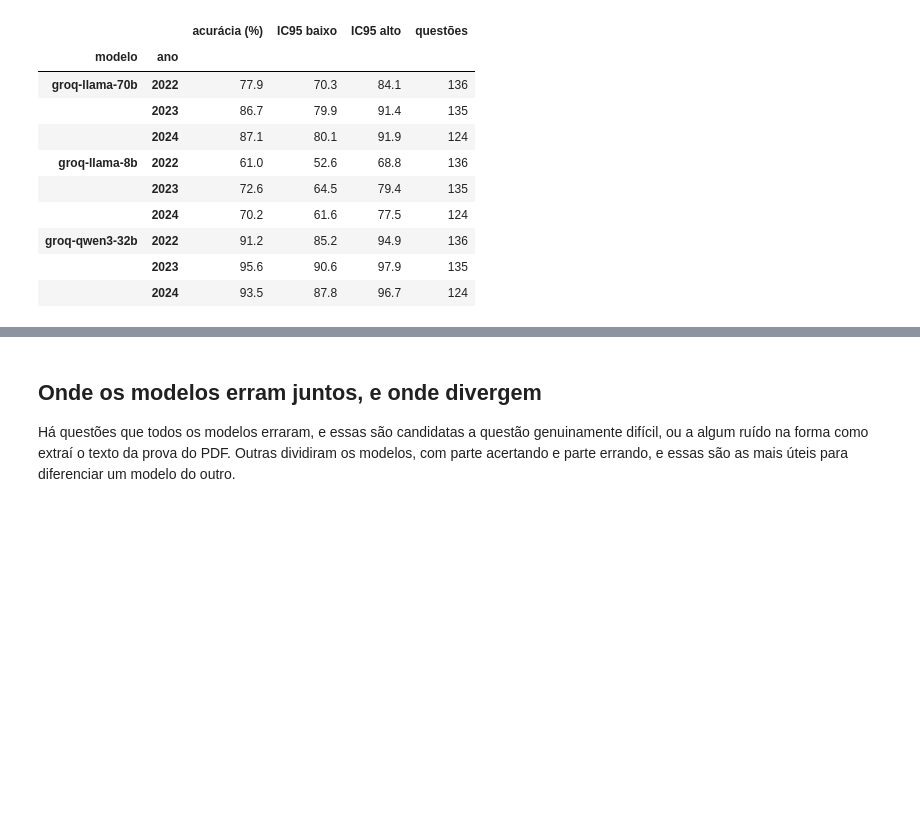
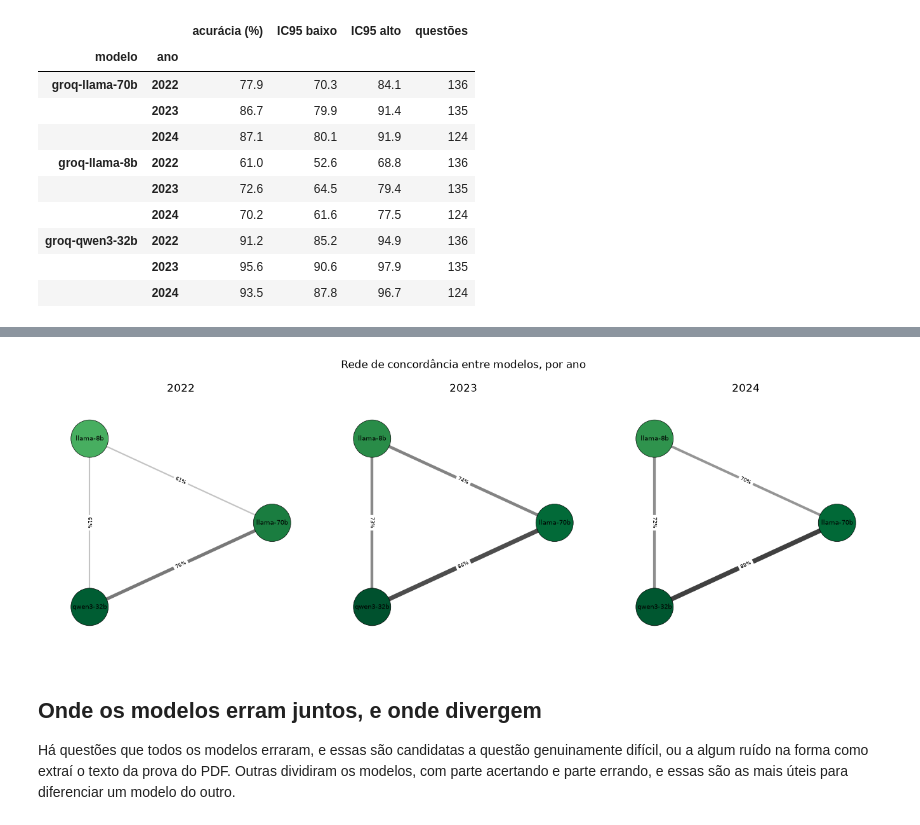
Before and after one commit to LucasSpinola/enem-llm-benchmark, a Jupyter notebook: notebooks/analise.ipynb, the cells around one changed output, grey strips where cells are left out. Cells and saved outputs as stored; diff of their text form; code cells hidden in the pictures; blank space fills up the shorter version.

```diff
--- a/notebooks/analise.ipynb
+++ b/notebooks/analise.ipynb
@@ -271,3 +275,61 @@ por_ano.set_index(["modelo", "ano"])
+# %%
+anos_multi = sorted(multi["ano"].unique())
+modelos_multi = sorted(multi["modelo"].unique())
+base = nx.Graph()
+base.add_nodes_from(modelos_multi)
+pos_multi = nx.circular_layout(base)
+nomes_multi = {m: m.replace("groq-", "") for m in modelos_multi}
+
+fig, eixos = plt.subplots(1, len(anos_multi), figsize=(4.5 * len(anos_multi), 4.8))
+for eixo, ano in zip(eixos, anos_multi, strict=True):
+    bloco = multi[multi["ano"] == ano]
+    resp = {
+        m: dict(zip(g["questao_id"], g["alternativa"], strict=True))
+        for m, g in bloco.groupby("modelo")
+    }
+    acc_ano = bloco.groupby("modelo")["acertou"].mean().mul(100)
+    grafo_ano = nx.Graph()
+    grafo_ano.add_nodes_from(modelos_multi)
+    for a in modelos_multi:
+        for b in modelos_multi:
+            if a < b:
+                comuns = set(resp[a]) & set(resp[b])
+                iguais = sum(1 for q in comuns if pd.notna(resp[a][q]) and resp[a][q] == resp[b][q])
+                grafo_ano.add_edge(a, b, weight=iguais / len(comuns))
+    pesos = [grafo_ano[a][b]["weight"] for a, b in grafo_ano.edges()]
+    nx.draw_networkx_edges(
+        grafo_ano,
+        pos_multi,
+        width=[(p - 0.5) * 14 for p in pesos],
+        edge_color=pesos,
+        edge_cmap=plt.cm.Greys,
+        edge_vmin=0.4,
+        edge_vmax=1.0,
+        ax=eixo,
+    )
+    nx.draw_networkx_nodes(
+        grafo_ano,
+        pos_multi,
+        node_size=1800,
+        node_color=[acc_ano[m] for m in grafo_ano.nodes()],
+        cmap="YlGn",
+        vmin=0,
+        vmax=100,
+        edgecolors="black",
+        linewidths=0.5,
+        ax=eixo,
+    )
+    nx.draw_networkx_labels(grafo_ano, pos_multi, labels=nomes_multi, font_size=7, ax=eixo)
+    rot = {(a, b): f"{grafo_ano[a][b]['weight']:.0%}" for a, b in grafo_ano.edges()}
+    nx.draw_networkx_edge_labels(grafo_ano, pos_multi, edge_labels=rot, font_size=6, ax=eixo)
+    eixo.set_title(str(ano))
+    eixo.margins(0.18)
+    eixo.axis("off")
+fig.suptitle("Rede de concordância entre modelos, por ano")
+plt.tight_layout()
+plt.show()
+# %% [output]
+[figure, added]
 # %% [markdown]
 ## Onde os modelos erram juntos, e onde divergem
 
```
Also changed, not shown: parts of 1 cell of this notebook, 4 other files.
